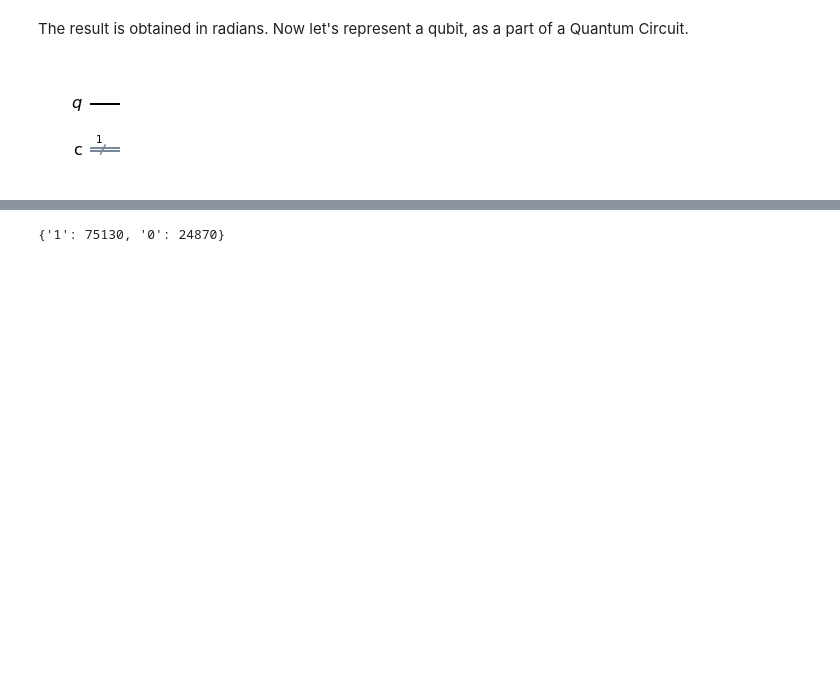
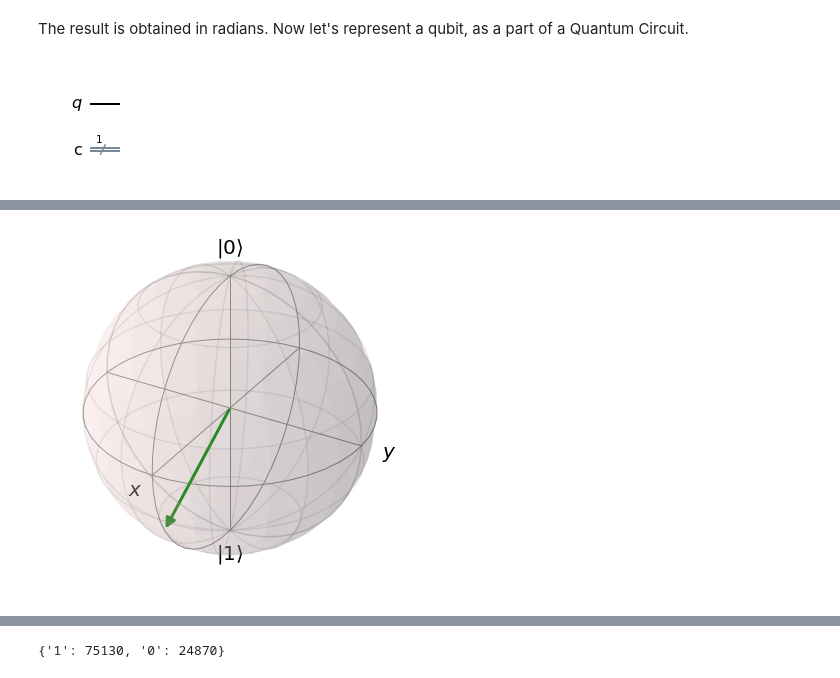
Before and after one commit to ApuravTehri/Test, a Jupyter notebook: Cancer Data C2Q.ipynb, the cells around one changed output, grey strips where cells are left out. Drawn from its saved outputs; the diff is of its cells as text; code cells hidden in the pictures; blank space fills up the shorter version.

```diff
--- a/Cancer Data C2Q.ipynb
+++ b/Cancer Data C2Q.ipynb
@@ -73,0 +103,5 @@ qc.draw('mpl')
+# %%
+# state of qubit after being rotated by an angle theta
+plot_bloch_vector_spherical(theta, 0)
+# %% [output]
+[figure, added]
```
Also changed, not shown: parts of 38 cells of this notebook.
